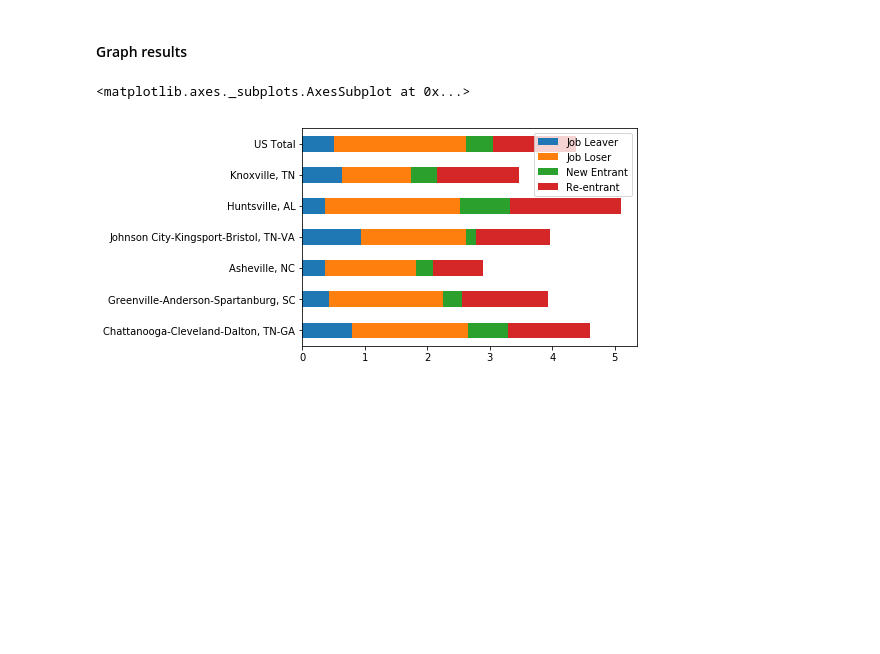
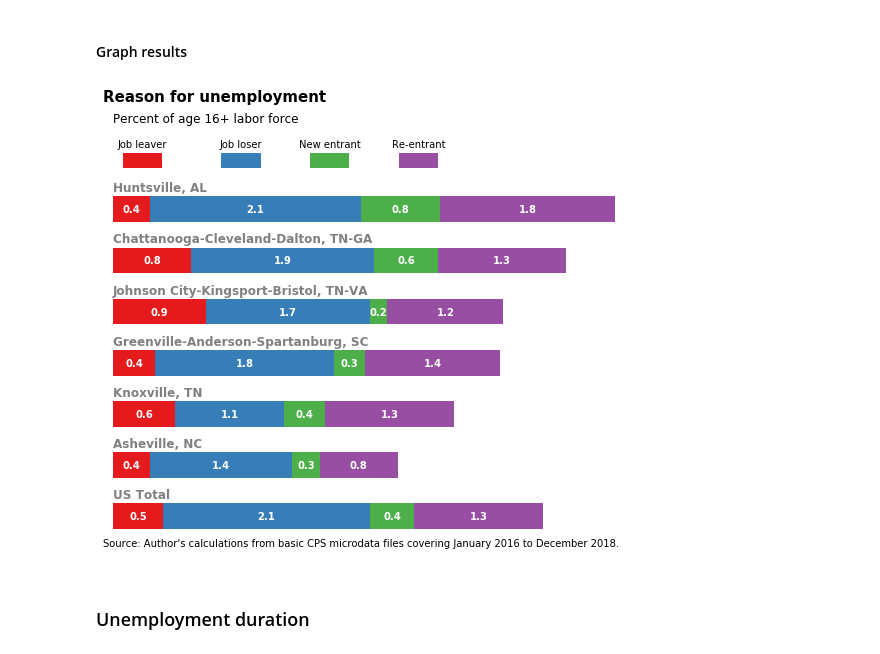
Before and after one commit to bdecon/blog_posts, a Jupyter notebook: Southern_Six/Southern_Six_6.ipynb, the cells around one changed output. Drawn from its saved outputs; the diff is of its cells as text; code cells hidden in the pictures; blank space fills up the shorter version.

```diff
--- a/Southern_Six/Southern_Six_6.ipynb
+++ b/Southern_Six/Southern_Six_6.ipynb
@@ -69,3 +69,11 @@ for group in groups:
 
 results = results.drop('nan', axis=1)
 results['Total'] = results.sum(axis=1)
+# %%
+areas = results[results.index != 'US Total']
+total = results[results.index == 'US Total']
+
+areas = areas.sort_values(by='Total')
+
+results = pd.concat([total, areas]).drop('Total', axis=1)
+label_locs = results.cumsum(axis=1) - results.divide(2)
@@ -73,8 +92,60 @@ results['Total'] = results.sum(axis=1)
 #### Graph results
 # %%
 os.chdir('/home/brian/Documents/blog_posts/Southern_Six/')
-# %%
-results.drop('Total', axis=1).plot(kind='barh', stacked=True)
-# %% [output]
-<matplotlib.axes._subplots.AxesSubplot at 0x...>
-[figure, removed]
+# %%
+# Stacked horizontal bar chart
+fig = plt.figure(figsize=(9,8))
+
+ax = plt.gca()
+
+# Stacked horizontal bar plot
+colors = ['#e41a1c', '#377eb8', '#4daf4a', '#984ea3']
+results.plot(kind='barh', stacked=True, width=0.5, legend=None,
+             color=colors, ax=ax)
+
+plt.yticks([])
+
+for y_loc, name in enumerate(results.index):
+    plt.text(0, y_loc + 0.34, name, fontsize=12, color='gray', weight='bold')
+
+for category in label_locs:
+    for y_loc, x_loc in enumerate(label_locs[category]):
+        text_val = round(results[category].iloc[y_loc], 1)
+        plt.text(x_loc, y_loc - 0.07, text_val, weight='bold',
+                 fontsize=10, color='white', ha='center')
+
+plt.ylim(-0.5, 8)
+plt.xlim(0, 5.1)
+
+# Custom legend at top of plot
+plt.text(0.3, 7.2, 'Job leaver', ha='center')
+rect = Rectangle((0.1, 6.8), 0.4, 0.3, facecolor='#e41a1c', edgecolor='none')
+ax.add_patch(rect)
+
+plt.text(1.3, 7.2, 'Job loser', ha='center')
+rect = Rectangle((1.1, 6.8), 0.4, 0.3, facecolor='#377eb8', edgecolor='none')
+ax.add_patch(rect)
+
+plt.text(2.2, 7.2, 'New entrant', ha='center')
+rect = Rectangle((2.0, 6.8), 0.4, 0.3, facecolor='#4daf4a', edgecolor='none')
+ax.add_patch(rect)
+
+plt.text(3.1, 7.2, 'Re-entrant', ha='center')
+rect = Rectangle((2.9, 6.8), 0.4, 0.3, facecolor='#984ea3', edgecolor='none')
+ax.add_patch(rect)
+
+# add title and footer
+plt.text(-0.1, 8.1, 'Reason for unemployment',
+          fontsize=15, weight='bold')
+
+plt.text(0, 7.7, "Percent of age 16+ labor force", fontsize=12)
+
+plt.text(-0.1, -0.6, "Source: Author's calculations from basic CPS microdata files covering January 2016 to December 2018.")
+
+plt.axis('off')
+
+plt.savefig('unempreason.png', bbox_inches='tight');
+# %% [output]
+[figure, added]
+# %% [markdown]
+### Unemployment duration
```
Also changed, not shown: parts of 5 cells of this notebook, 2 other files.
